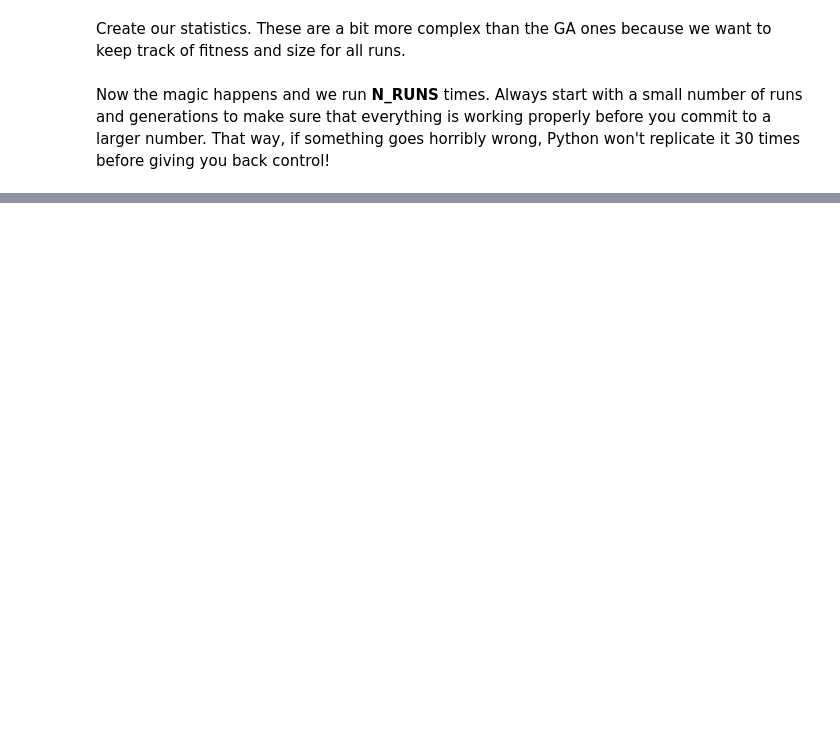
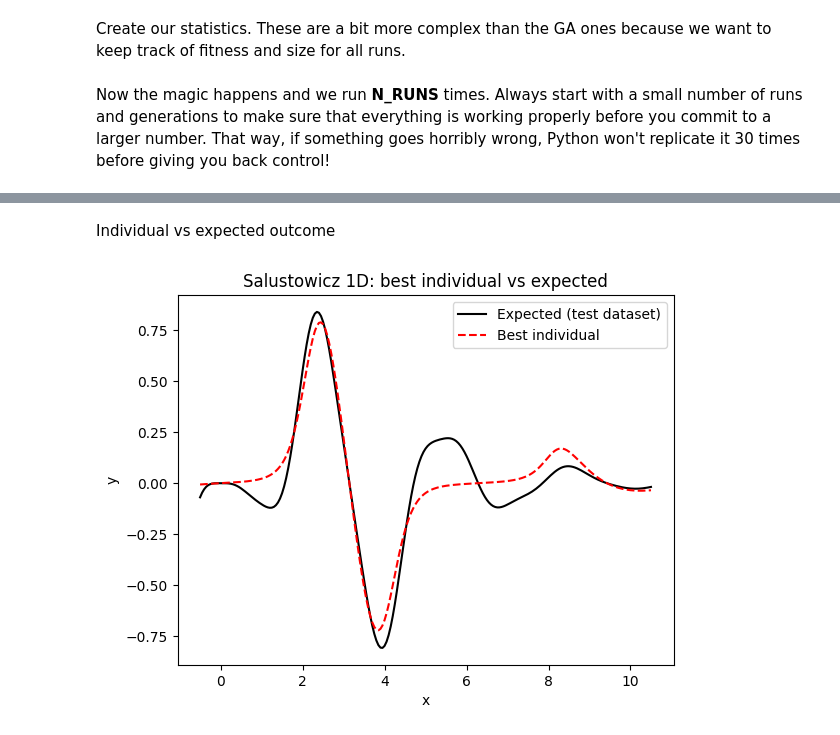
Before and after one commit to eryk-mar/CS4207_Cafepos, a Jupyter notebook: GP Multiple runs on an arbitrary Symbolic Regression Problem.ipynb, the cells around one changed output, grey strips where cells are left out. Cells and saved outputs as stored; diff of their text form; code cells hidden in the pictures; blank space fills up the shorter version.

```diff
--- a/GP Multiple runs on an arbitrary Symbolic Regression Problem.ipynb
+++ b/GP Multiple runs on an arbitrary Symbolic Regression Problem.ipynb
@@ -294,0 +341,7 @@ Notice that if there's a big discrepancy between best and average the graphs can
+# %%
+best_func = toolbox.compile(expr=best_overall)
+
+print("-- Best Individual = ", best_overall)
+print("-- length={}, height={}".format(len(best_overall), best_overall.height))
+print("-- Training MSE = ", best_overall.fitness.values[0])
+print("-- Test MSE = ", mse(best_func, test))
@@ -326,0 +382,14 @@ plt.show()
+# %% [markdown]
+Individual vs expected outcome
+# %%
+xs = [row[0] for row in test]
+
+plt.plot(xs, [row[1] for row in test], 'k-', label='Expected (test dataset)')
+plt.plot(xs, [best_func(x) for x in xs], 'r--', label='Best individual')
+plt.xlabel('x')
+plt.ylabel('y')
+plt.title('Salustowicz 1D: best individual vs expected')
+plt.legend()
+plt.show()
+# %% [output]
+[figure, added]
```
Also changed, not shown: parts of 45 cells of this notebook.
